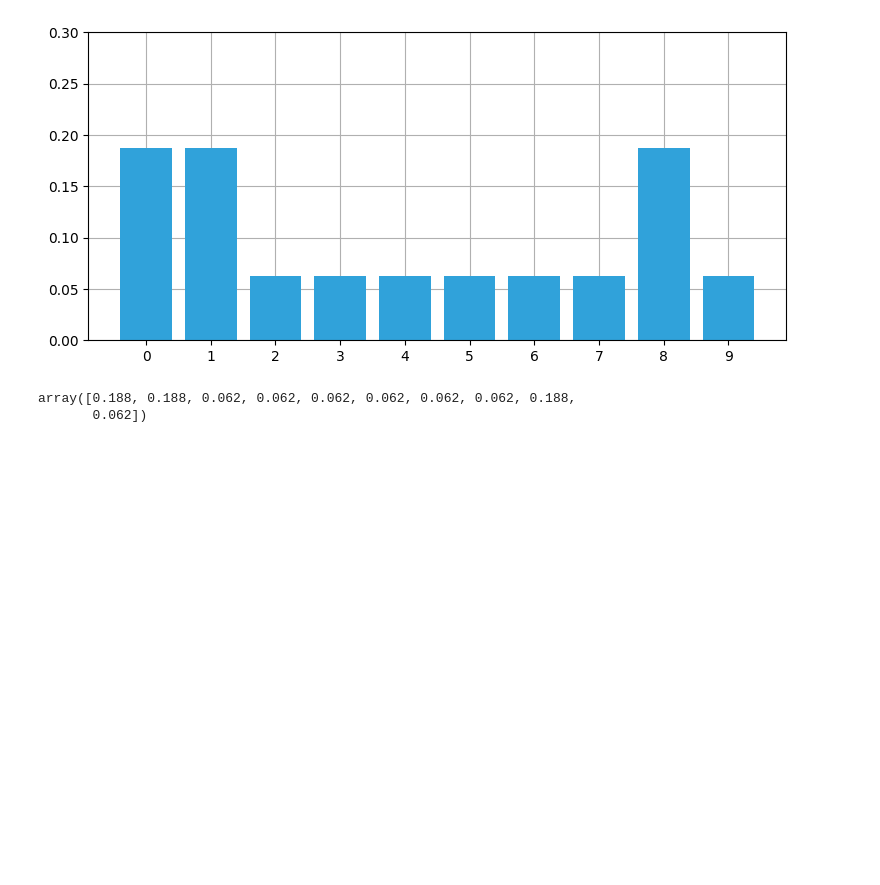
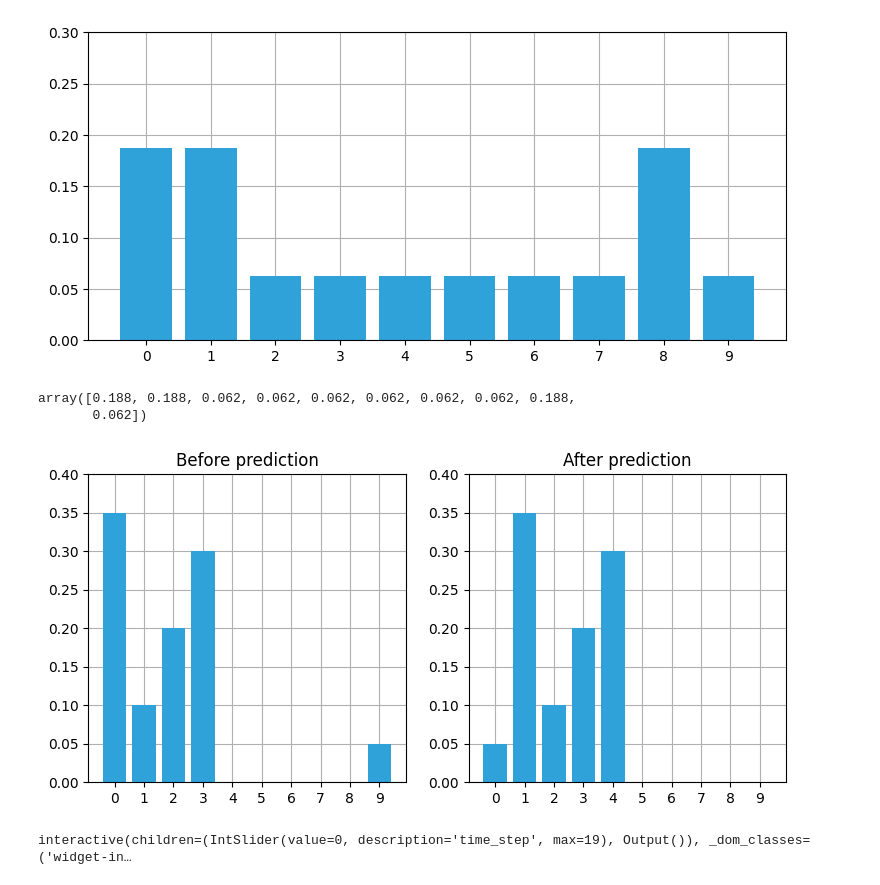
Before and after one commit to styuk/Time-Seriese, a Jupyter notebook: python/filter/bayesfilter_2.ipynb, the cells around one changed output. Drawn from its saved outputs; the diff is of its cells as text; code cells hidden in the pictures; blank space fills up the shorter version.

```diff
--- a/python/filter/bayesfilter_2.ipynb
+++ b/python/filter/bayesfilter_2.ipynb
@@ -136,3 +136,42 @@ update(likelihood, belief)
 # %% [output]
 array([0.188, 0.188, 0.062, 0.062, 0.062, 0.062, 0.062, 0.062, 0.188,
        0.062])
+# %%
+def perfect_predict(belief, move):
+    """
+    move が非負なら、位置を move 個だけ右に動かす。
+    move が負なら、皮膚を -move 個だけ左に動かす。
+    """
+    n = len(belief)
+    result = np.zeros(n)
+    for i in range(n):
+        result[i] = belief[(i-move)% n]
+    return result
+
+belief = np.array([.35, .1, .2, .3, 0, 0, 0, 0, 0, .05])
+plt.subplot(121)
+book_plots.bar_plot(belief, title='Before prediction', ylim=(0, .4))
+
+belief = perfect_predict(belief, 1)
+plt.subplot(122)
+book_plots.bar_plot(belief, title='After prediction', ylim=(0, .4))
+# %% [output]
+[figure, added]
+# %%
+from ipywidgets import interact, IntSlider
+
+belief = np.array([.35, .1, .2, .3, 0, 0, 0, 0, 0, .05])
+perfect_beliefs = []
+
+for _ in range(20):
+    # サイモンが位置一つ分だけ右に移動する
+    belief = perfect_predict(belief, 1)
+    perfect_beliefs.append(belief)
+
+def simulate(time_step):
+    book_plots.bar_plot(perfect_beliefs[time_step], ylim=(0, .4))
+    plt.show()
+
+interact(simulate, time_step=IntSlider(value=0, max=len(perfect_beliefs)-1));
+# %% [output]
+interactive(children=(IntSlider(value=0, description='time_step', max=19), Output()), _dom_classes=('widget-in…
```
Also changed, not shown: parts of 5 cells of this notebook.
